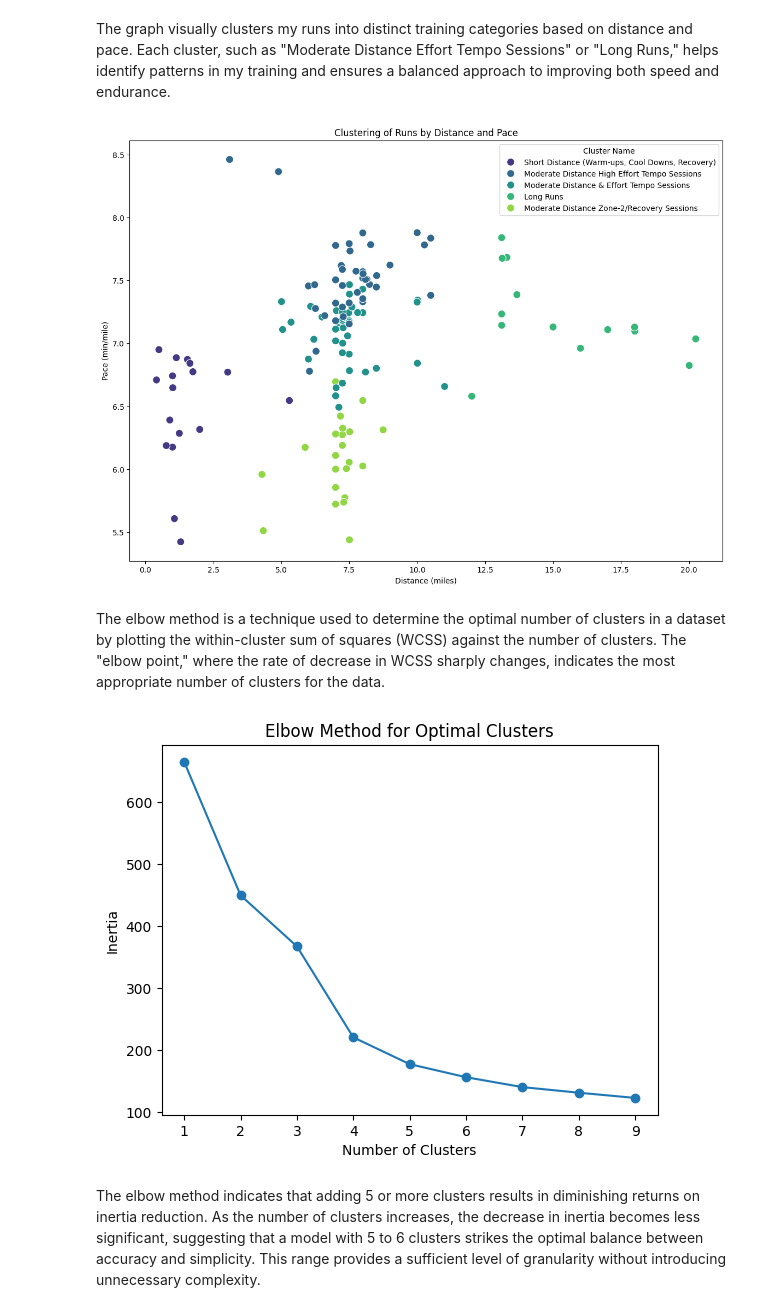
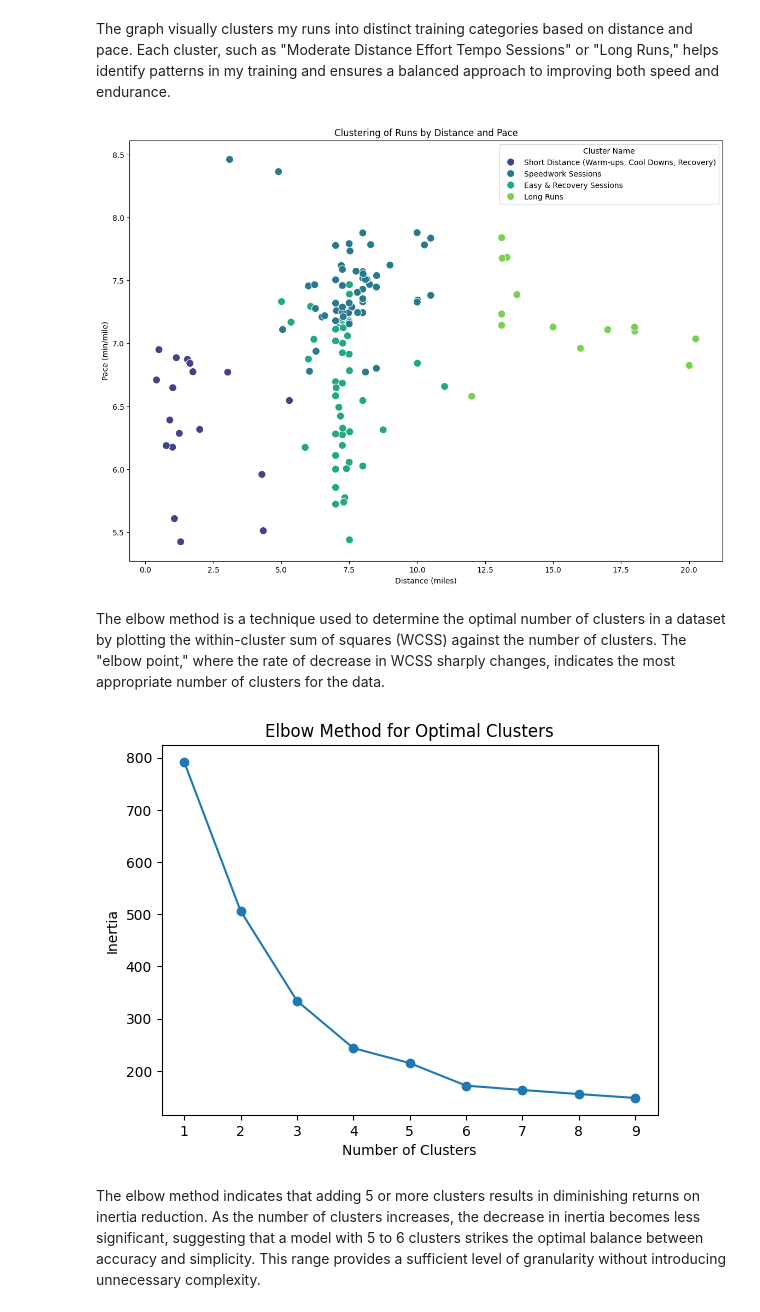
Before and after one commit to TimB21/Marathon-Training-Performance-and-Recovery-Dashboard, a Jupyter notebook: Script/Script.ipynb, the cells around one changed output. Cells and saved outputs as stored; diff of their text form; code cells hidden in the pictures.

```diff
--- a/Script/Script.ipynb
+++ b/Script/Script.ipynb
@@ -397,14 +398,6 @@ plt.show()
 # %% [output]
 [figure]
 # %%
-# Assuming df is already loaded and 'Date' is in datetime format, and 'Distance' is in numeric format
-
-# Ensure 'Distance' is in numeric format
-df['Distance'] = pd.to_numeric(df['Distance'], errors='coerce')
-
-# Drop rows with missing 'Distance' or 'Date' values
-df = df.dropna(subset=['Distance', 'Date'])
-
 # Filter data for the past 3 months
 three_months_ago = pd.to_datetime('today') - pd.DateOffset(months=1)
 df_last_3_months = df[df['Date'] >= three_months_ago]
@@ -433,15 +426,8 @@ plt.show()
 ### The Journey to 1000 Miles!!
 September 1st marked the beginning of training for the Austin Marathon. My goal for the prep was to accumulate 1000 miles. This graph is a reminder of how far I've come since the start. It's been a huge encoruagement.
 # %%
-
-# Ensure 'Distance' is in numeric format
-df['Distance'] = pd.to_numeric(df['Distance'], errors='coerce')
-
-# Drop rows with missing 'Distance' or 'Date' values
-df = df.dropna(subset=['Distance', 'Date'])
-
 # Filter data since September
-september_start = pd.to_datetime('2024-09-01')  # Adjust this to the start date of September
+september_start = pd.to_datetime('2024-09-01')
 df_since_september = df[df['Date'] >= september_start]
 
 # Group by date and sum the distance for each day
@@ -907,39 +889,38 @@ df_cleaned = df_since_september.drop(columns=columns_to_drop, errors='ignore')
 scaler = StandardScaler()
 df_scaled = scaler.fit_transform(df_cleaned.drop(columns='Date', errors='ignore'))  # Dropping 'Date' temporarily
 
 # Apply K-Means clustering
-kmeans = KMeans(n_clusters=5, random_state=42)
+kmeans = KMeans(n_clusters=4, random_state=42)
 df_cleaned['Cluster'] = kmeans.fit_predict(df_scaled)
 
 # Mapping between cluster numbers and names
 cluster_mapping = {
-    0: "Moderate Distance & Effort Tempo Sessions",
-    1: "Moderate Distance High Effort Tempo Sessions",
+    0: "Easy & Recovery Sessions",
+    1: "Long Runs",
     2: "Short Distance (Warm-ups, Cool Downs, Recovery)",
-    3: "Moderate Distance Zone-2/Recovery Sessions",
-    4: "Long Runs"
+    3: "Speedwork Sessions"
 }
 
 # Reverse mapping for quick lookup by name
 name_to_cluster = {v: k for k, v in cluster_mapping.items()}
 df_cleaned['Cluster Name'] = df_cleaned['Cluster'].map(cluster_mapping)
 
 # Group by Date and Cluster, calculate the mean for the relevant columns (Distance)
 df_cleaned['Date'] = pd.to_datetime(df_cleaned['Date'])  # Ensure 'Date' is in datetime format
 
 # Grouping by Date and Cluster to compute the average distance per cluster over time
 trend_analysis = df_cleaned.groupby(['Date', 'Cluster'])['Distance'].mean().reset_index()
 
 # Plot the clusters
 plt.figure(figsize=(14, 10))
 sns.scatterplot(data=df_cleaned, x='Distance', y='Pace (mph)', hue='Cluster Name', palette='viridis', s=100)
 plt.title("Clustering of Runs by Distance and Pace")
 plt.xlabel("Distance (miles)")
 plt.ylabel("Pace (min/mile)")
 plt.legend(title="Cluster Name")
 plt.show()
 # %% [output]
-[figure, old version]
+[figure, new version]
 # %% [markdown]
 The elbow method is a technique used to determine the optimal number of clusters in a dataset by plotting the within-cluster sum of squares (WCSS) against the number of clusters. The "elbow point," where the rate of decrease in WCSS sharply changes, indicates the most appropriate number of clusters for the data.
 # %%
@@ -958,7 +939,7 @@ plt.xlabel("Number of Clusters")
 plt.ylabel("Inertia")
 plt.show()
 # %% [output]
-[figure, old version]
+[figure, new version]
 # %% [markdown]
 The elbow method indicates that adding 5 or more clusters results in diminishing returns on inertia reduction. As the number of clusters increases, the decrease in inertia becomes less significant, suggesting that a model with 5 to 6 clusters strikes the optimal balance between accuracy and simplicity. This range provides a sufficient level of granularity without introducing unnecessary complexity.
 # %% [markdown]
```
Also changed, not shown: parts of 24 cells of this notebook, 2 other files.
